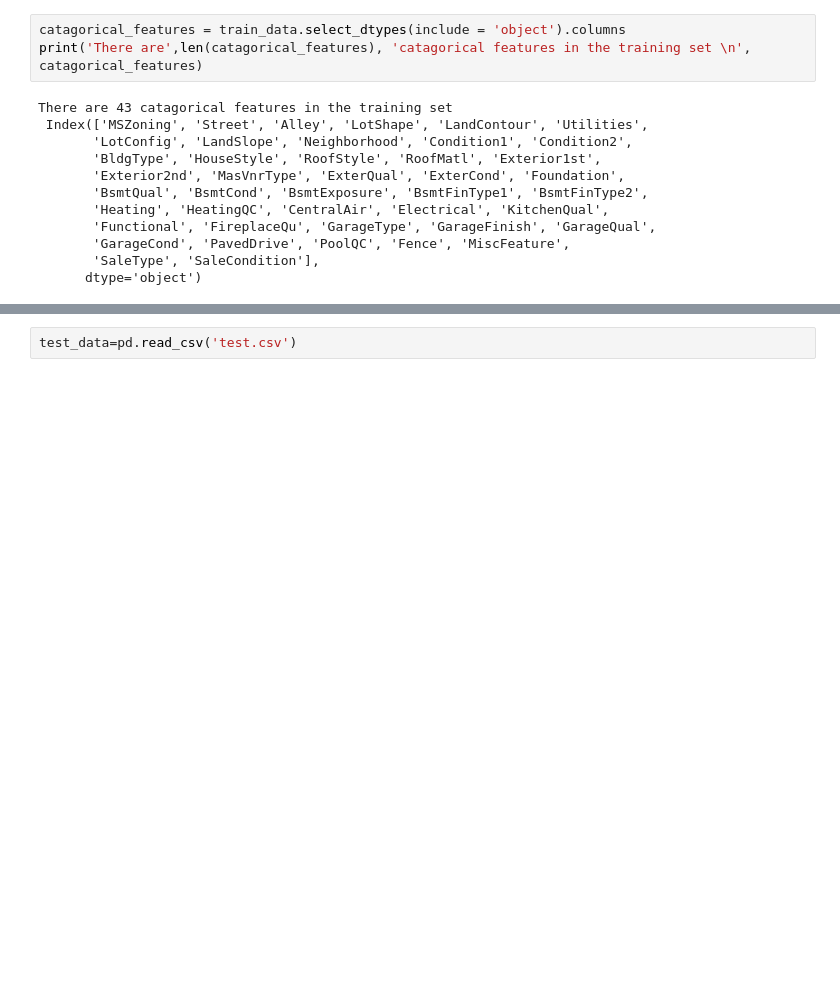
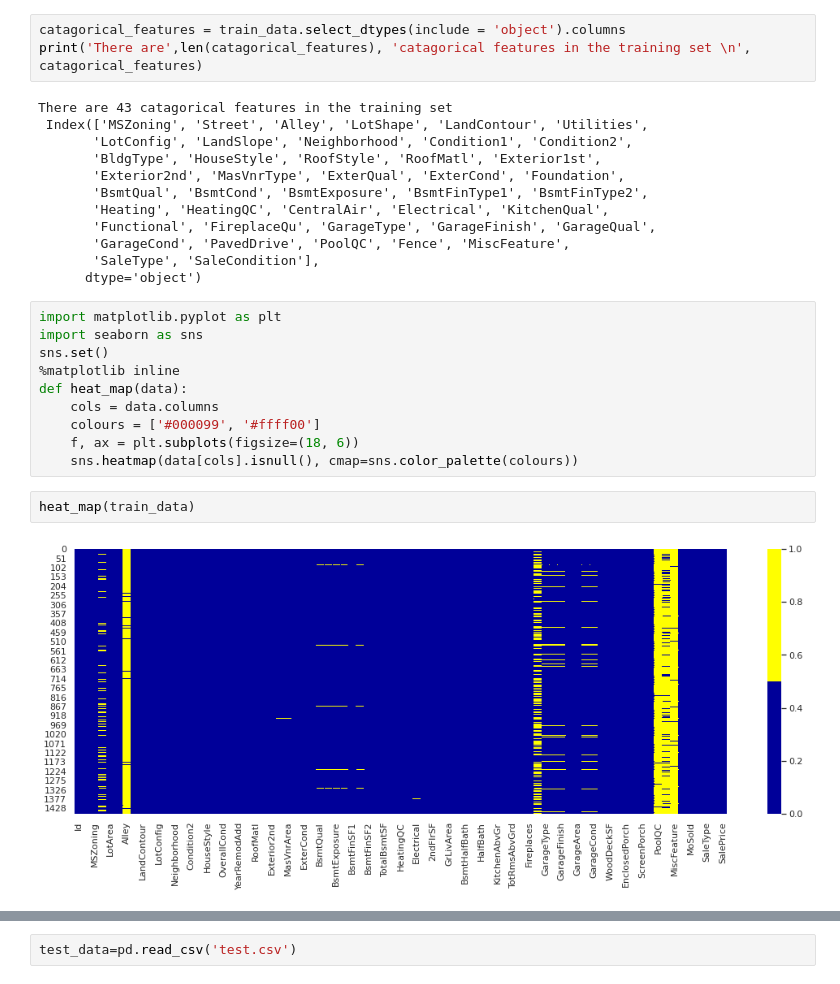
Before and after one commit to atnasab/House_Price_Prediction_Kaggle, a Jupyter notebook: House_Price_Prediction.ipynb, the cells around one changed output, grey strips where cells are left out. Drawn from its saved outputs; the diff is of its cells as text; blank space fills up the shorter version.

```diff
--- a/House_Price_Prediction.ipynb
+++ b/House_Price_Prediction.ipynb
@@ -93,3 +93,17 @@ There are 43 catagorical features in the training set
        'GarageCond', 'PavedDrive', 'PoolQC', 'Fence', 'MiscFeature',
        'SaleType', 'SaleCondition'],
       dtype='object')
+# %%
+import matplotlib.pyplot as plt
+import seaborn as sns
+sns.set()
+%matplotlib inline
+def heat_map(data):
+    cols = data.columns
+    colours = ['#000099', '#ffff00']
+    f, ax = plt.subplots(figsize=(18, 6))
+    sns.heatmap(data[cols].isnull(), cmap=sns.color_palette(colours))
+# %%
+heat_map(train_data)
+# %% [output]
+[figure, added]
```
Also changed, not shown: parts of 6 cells of this notebook.
